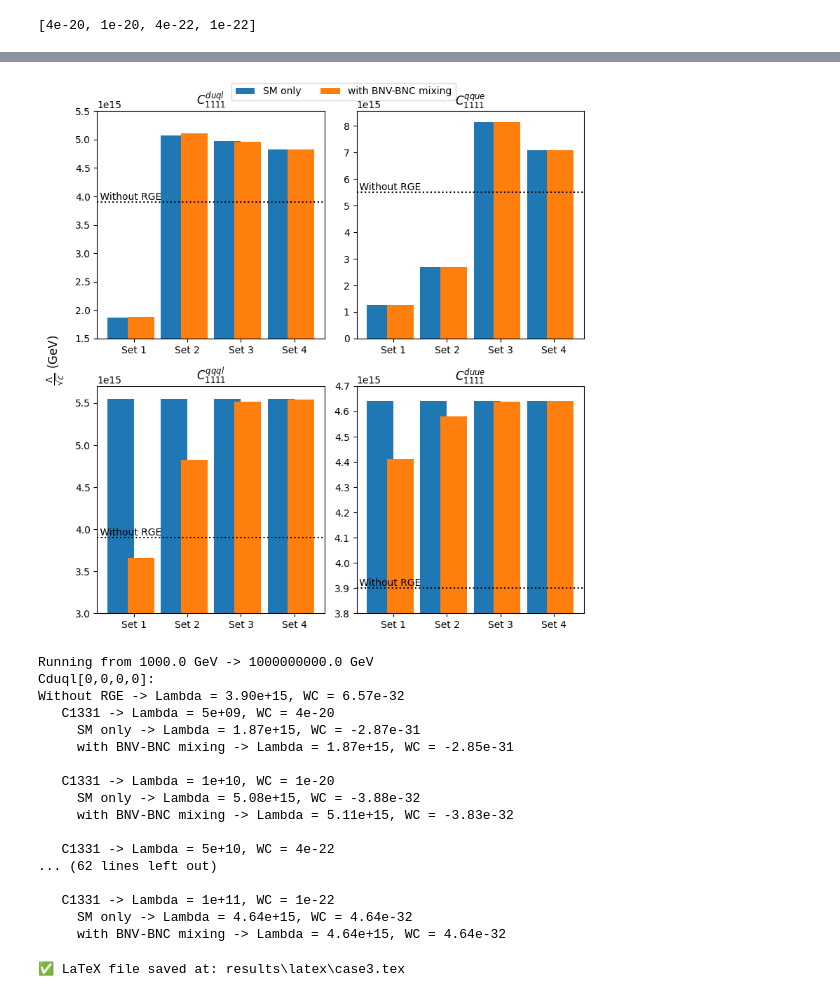
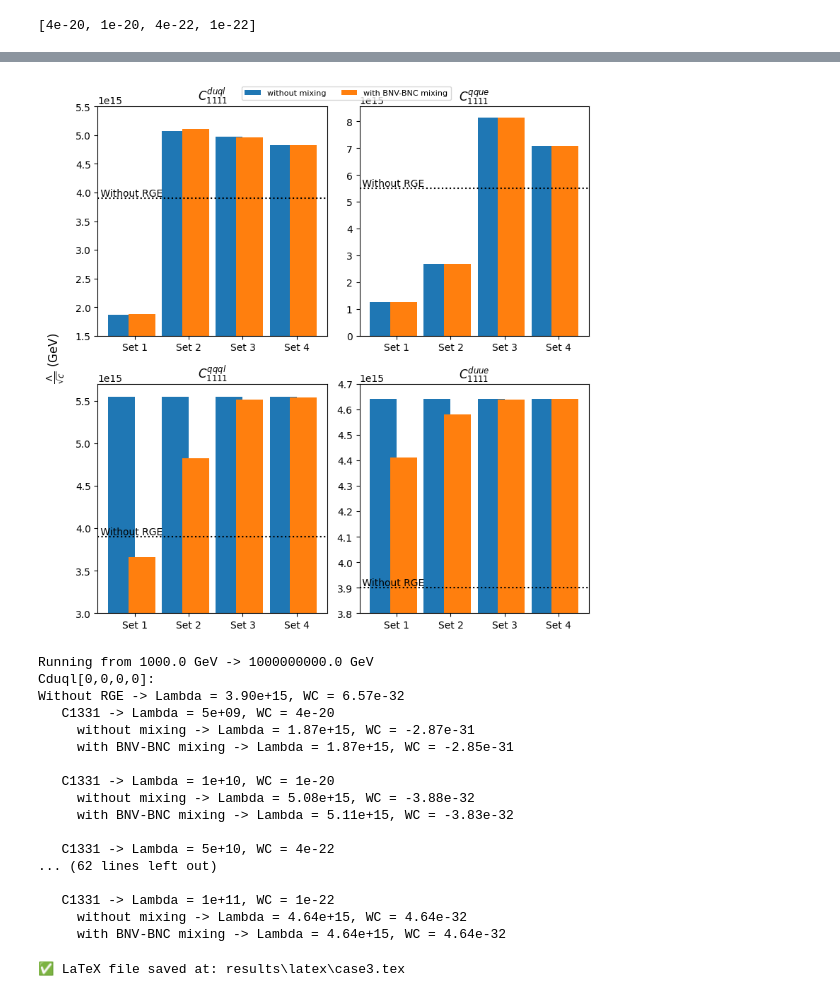
Before and after one commit to rp-winter/Nucleon-Decay-SMEFT, a Jupyter notebook: Untitled-3.ipynb, the cells around one changed output, grey strips where cells are left out. Drawn from its saved outputs; the diff is of its cells as text; code cells hidden in the pictures.

Commit message:
SM -> without mixing

```diff
--- a/Untitled-3.ipynb
+++ b/Untitled-3.ipynb
@@ -133,8 +133,8 @@ Change Initial Conditions and Run() again
 # %%
 # copy old solution
 ic1331_list = [ic1331]
-solutions_SM = []
-solutions_SM.append(copy.deepcopy(d6.Solution))
+solutions_wom = []
+solutions_wom.append(copy.deepcopy(d6.Solution))
 
 
 for ic1331 in [1e-20, 4e-22, 1e-22]:
@@ -146,7 +146,7 @@ for ic1331 in [1e-20, 4e-22, 1e-22]:
     d6.Initialize_running_variables(running_variable_names)
 
     d6.Run()
-    solutions_SM.append(copy.deepcopy(d6.Solution))
+    solutions_wom.append(copy.deepcopy(d6.Solution))
     ic1331_list.append(ic1331)
 
 print(ic1331_list)
@@ -257,7 +257,7 @@ mu = np.linspace(initial_energy, final_energy, 100)
 for i in range(len(ic1331_list)):
     fig, axs = plt.subplots(2, 4, figsize=(12, 5))
     for j in range(len(variable_names)):
-        axs[0, j].plot(mu, d6.Get_values(mu, variable_names[j], solution=solutions_SM[i]))
+        axs[0, j].plot(mu, d6.Get_values(mu, variable_names[j], solution=solutions_wom[i]))
         axs[0, j].set_xscale('log')
         axs[0, j].set_xlabel('$\mu$ (GeV)')
         axs[0, j].set_title(latex_variable_names[j])
@@ -267,7 +267,7 @@ for i in range(len(ic1331_list)):
         axs[1, j].set_xlabel('$\mu$ (GeV)')
         #axs[1, j].set_ylabel(latex_variable_names[j])
 
-    axs[0, 0].set_ylabel('SM only')
+    axs[0, 0].set_ylabel('without mixing')
     axs[1, 0].set_ylabel('with BNV-BNC mixing')
 
     plt.tight_layout()
@@ -281,9 +281,9 @@ for i in range(len(ic1331_list)):
 # %%
 Lambda_ini = [1/np.sqrt(np.abs(d6.Get_values(initial_energy, name)[0])) for name in variable_names]
 # %%
-Lambda_sm_only = []
-for solution in solutions_SM:
-    Lambda_sm_only.append([1/np.sqrt(np.abs(d6.Get_values(final_energy, name, solution=solution)[0])) for name in variable_names])
+Lambda_wom = []
+for solution in solutions_wom:
+    Lambda_wom.append([1/np.sqrt(np.abs(d6.Get_values(final_energy, name, solution=solution)[0])) for name in variable_names])
 # %%
 Lambda_with_loop_list = []
 for solution in solutions_tilde:
@@ -292,32 +292,32 @@ for solution in solutions_tilde:
 # %%
 width = 1
 fig, axs = plt.subplots(2, 2, figsize=(8,8))
 axs = axs.flatten()
 
 for i in range(len(variable_names)):
     axs[i].set_title(f"{latex_variable_names[i]}")
     axs[i].axhline(Lambda_ini[i], linestyle='dotted', color="black")
     axs[i].text(1.1, Lambda_ini[i], " Without RGE", ha='left', va='bottom')
     for j in range(len(ic1331_list)):
-        line1 = axs[i].bar((j+1)*2, Lambda_sm_only[j][i], width, color="tab:blue")
+        line1 = axs[i].bar((j+1)*2, Lambda_wom[j][i], width, color="tab:blue")
         line2 = axs[i].bar((j+1)*2 + width*0.75, Lambda_with_loop_list[j][i], width, color="tab:orange")
     #axs[i].set_yscale('log')
 
     #axs[i].set_xticks(np.arange(2.5, 9.5, 2), [f"{scale:.0e}" for scale in scale_1331_list])
     #axs[i].set_xlabel("Scale of $C_{1331}$ (GeV)")
     axs[i].set_xticks(np.arange(2.5, 9.5, 2), [f"Set {i+1}" for i in range(len(ic1331_list))])
 
 
 axs[0].set_ylim(1.5e15, 5.5e15)
 axs[2].set_ylim(3e15, 5.7e15)
 axs[3].set_ylim(3.8e15, 4.7e15)
-fig.legend(handles=[line1, line2], labels=['SM only', 'with BNV-BNC mixing'], ncols=2, loc=(0.35, 0.96))
+fig.legend(handles=[line1, line2], labels=['without mixing', 'with BNV-BNC mixing'], ncols=2, loc=(0.365, 0.96), fontsize=8)
 fig.supylabel(r'$\frac{\Lambda}{\sqrt{c}}$ (GeV)')
 plt.tight_layout(w_pad=1.0)
 plt.savefig("results/figures/case3/Lambda_comparison_case3.pdf")
 plt.show()
 # %% [output]
-[figure, old version]
+[figure, new version]
 # %%
 # print all Lambda values
 print(f"Running from {initial_energy} GeV -> {final_energy} GeV")
@@ -326,7 +326,7 @@ for i in range(len(variable_names)):
     print(f"Without RGE -> Lambda = {Lambda_ini[i]:.2e}, WC = {d6.Get_values(initial_energy, variable_names[i])[0]:.2e}")
     for j in range(len(ic1331_list)):
         print(f"   C1331 -> Lambda = {scale_1331_list[j]:.0e}, WC = {ic1331_list[j]:.0e}")
-        print(f"     SM only -> Lambda = {Lambda_sm_only[j][i]:.2e}, WC = {d6.Get_values(final_energy, variable_names[i], solution=solutions_SM[j])[0]:.2e}")
+        print(f"     without mixing -> Lambda = {Lambda_wom[j][i]:.2e}, WC = {d6.Get_values(final_energy, variable_names[i], solution=solutions_wom[j])[0]:.2e}")
         print(f"     with BNV-BNC mixing -> Lambda = {Lambda_with_loop_list[j][i]:.2e}, WC = {d6_tilde.Get_values(final_energy, variable_names[i], solution=solutions_tilde[j])[0]:.2e}")
         print("")
     print("\n")
@@ -335,18 +335,18 @@ Running from 1000.0 GeV -> 1000000000.0 GeV
 Cduql[0,0,0,0]:
 Without RGE -> Lambda = 3.90e+15, WC = 6.57e-32
    C1331 -> Lambda = 5e+09, WC = 4e-20
-     SM only -> Lambda = 1.87e+15, WC = -2.87e-31
+     without mixing -> Lambda = 1.87e+15, WC = -2.87e-31
      with BNV-BNC mixing -> Lambda = 1.87e+15, WC = -2.85e-31
 
    C1331 -> Lambda = 1e+10, WC = 1e-20
-     SM only -> Lambda = 5.08e+15, WC = -3.88e-32
+     without mixing -> Lambda = 5.08e+15, WC = -3.88e-32
      with BNV-BNC mixing -> Lambda = 5.11e+15, WC = -3.83e-32
 
    C1331 -> Lambda = 5e+10, WC = 4e-22
 ... (62 lines left out)
 
    C1331 -> Lambda = 1e+11, WC = 1e-22
-     SM only -> Lambda = 4.64e+15, WC = 4.64e-32
+     without mixing -> Lambda = 4.64e+15, WC = 4.64e-32
      with BNV-BNC mixing -> Lambda = 4.64e+15, WC = 4.64e-32
 # %%
 import os
```
Also changed, not shown: parts of 2 cells of this notebook, 27 other files.
